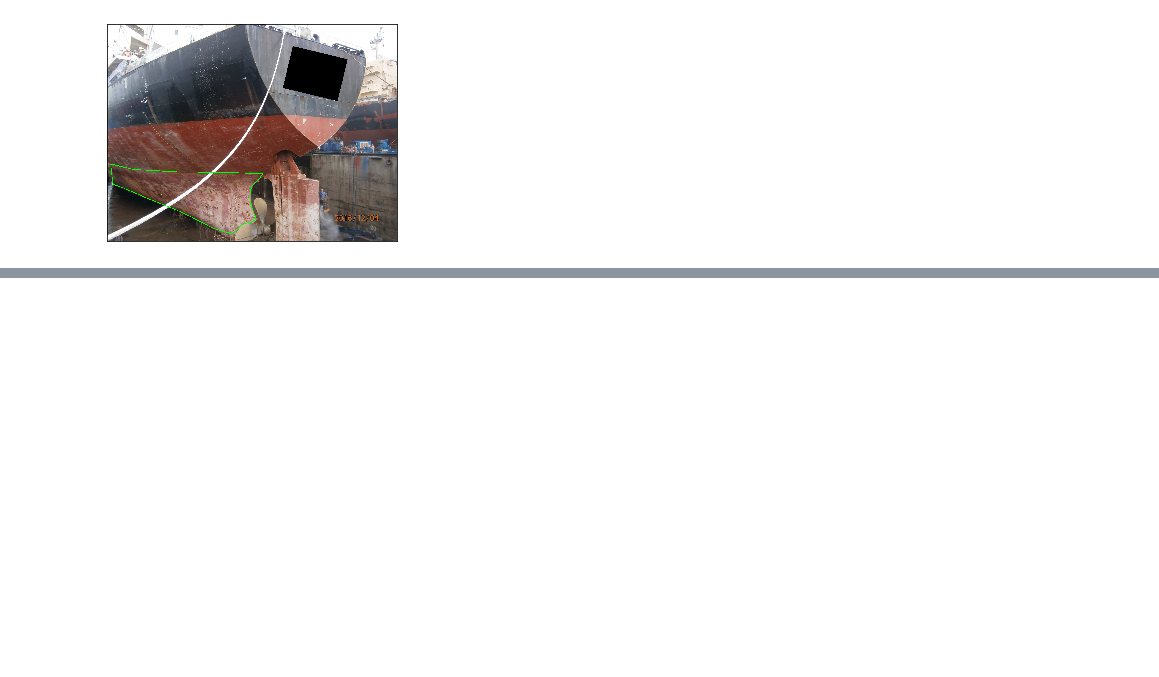
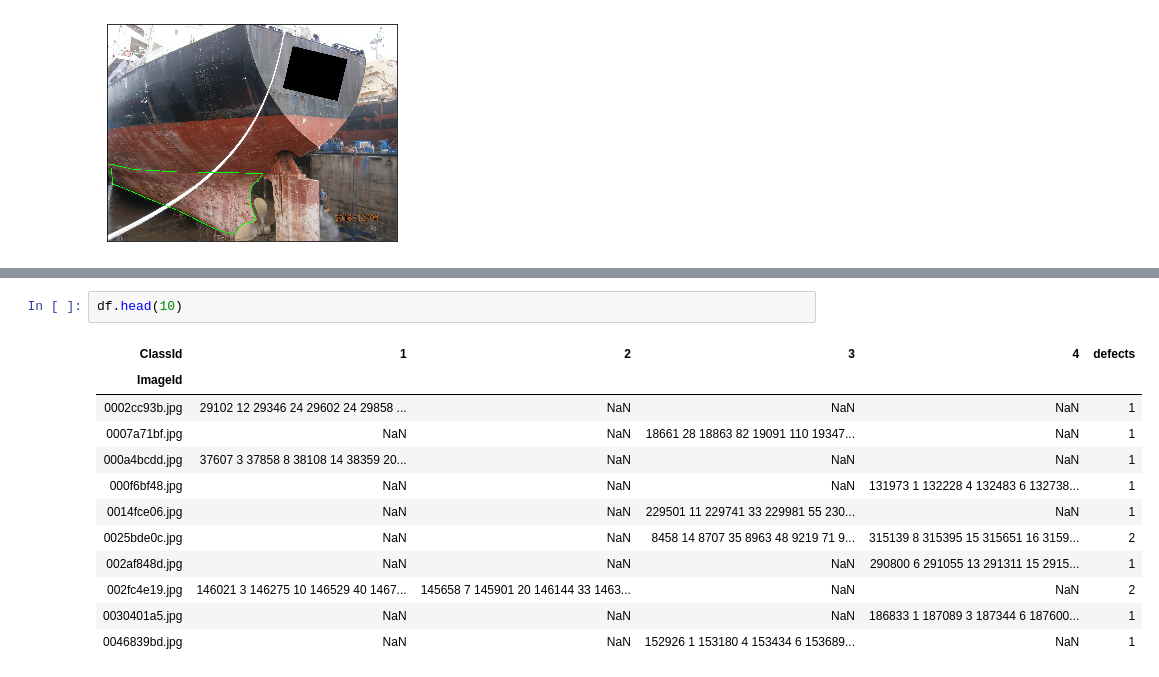
Before and after one commit to liyu10000/PPG, a Jupyter notebook: python/check_label.ipynb, the cells around one changed output, grey strips where cells are left out. Saved outputs shown, nothing was run; the diff lists cells and outputs as text; blank space fills up the shorter version.

```diff
--- a/preprocess/check_label.ipynb
+++ b/python/check_label.ipynb
@@ -31,0 +68,15 @@ plt.show()
+# %%
+df.head(10)
+# %% [output]
+| ClassId | 1 | 2 | 3 | 4 | defects |
+| ImageId |  |  |  |  |  |
+| 0002cc93b.jpg | 29102 12 29346 24 29602 24 29858 ... | NaN | NaN | NaN | 1 |
+| 0007a71bf.jpg | NaN | NaN | 18661 28 18863 82 19091 110 19347... | NaN | 1 |
+| 000a4bcdd.jpg | 37607 3 37858 8 38108 14 38359 20... | NaN | NaN | NaN | 1 |
+| 000f6bf48.jpg | NaN | NaN | NaN | 131973 1 132228 4 132483 6 132738... | 1 |
+| 0014fce06.jpg | NaN | NaN | 229501 11 229741 33 229981 55 230... | NaN | 1 |
+| 0025bde0c.jpg | NaN | NaN | 8458 14 8707 35 8963 48 9219 71 9... | 315139 8 315395 15 315651 16 3159... | 2 |
+| 002af848d.jpg | NaN | NaN | NaN | 290800 6 291055 13 291311 15 2915... | 1 |
+| 002fc4e19.jpg | 146021 3 146275 10 146529 40 1467... | 145658 7 145901 20 146144 33 1463... | NaN | NaN | 2 |
+| 0030401a5.jpg | NaN | NaN | NaN | 186833 1 187089 3 187344 6 187600... | 1 |
+| 0046839bd.jpg | NaN | NaN | 152926 1 153180 4 153434 6 153689... | NaN | 1 |
```
Also changed, not shown: parts of 6 cells of this notebook, 1 other file.
